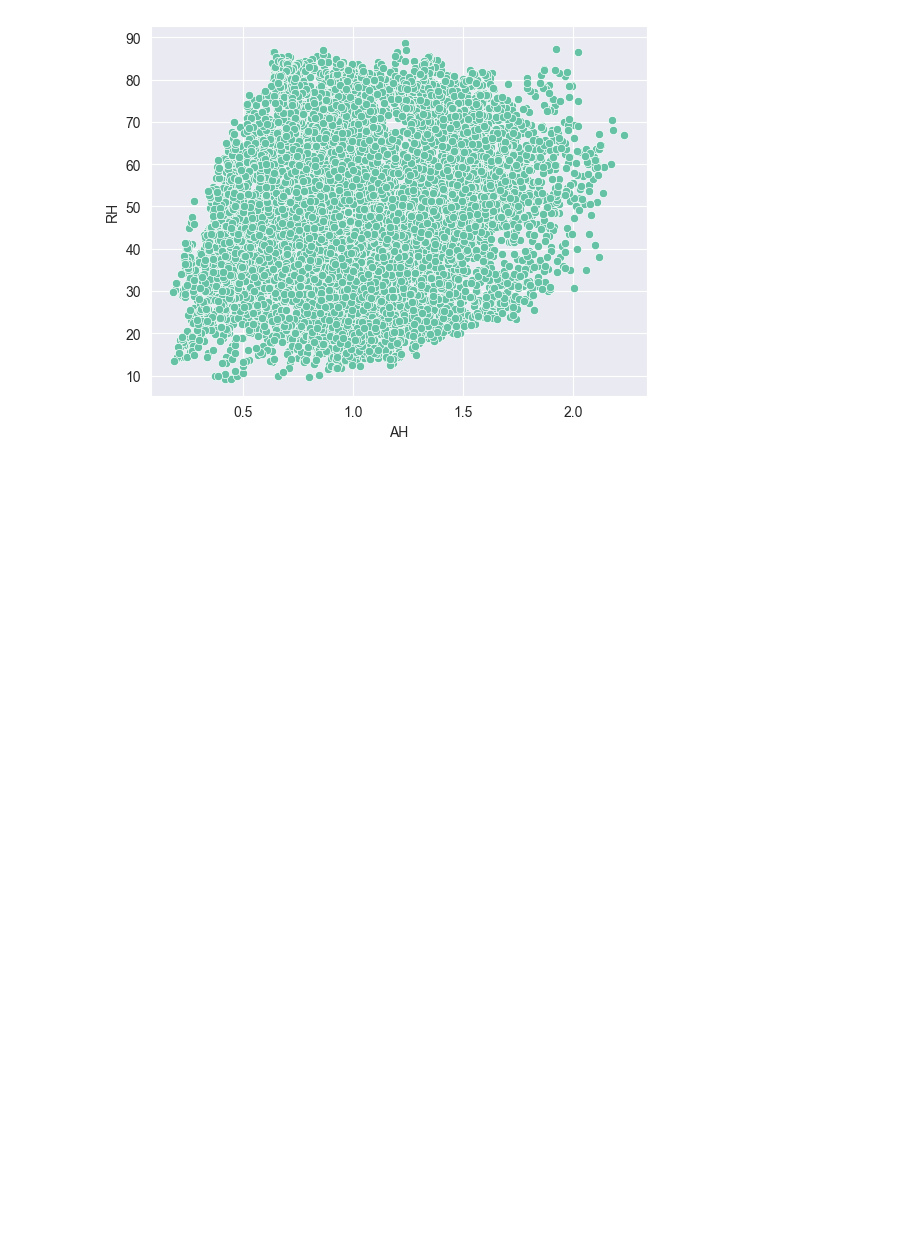
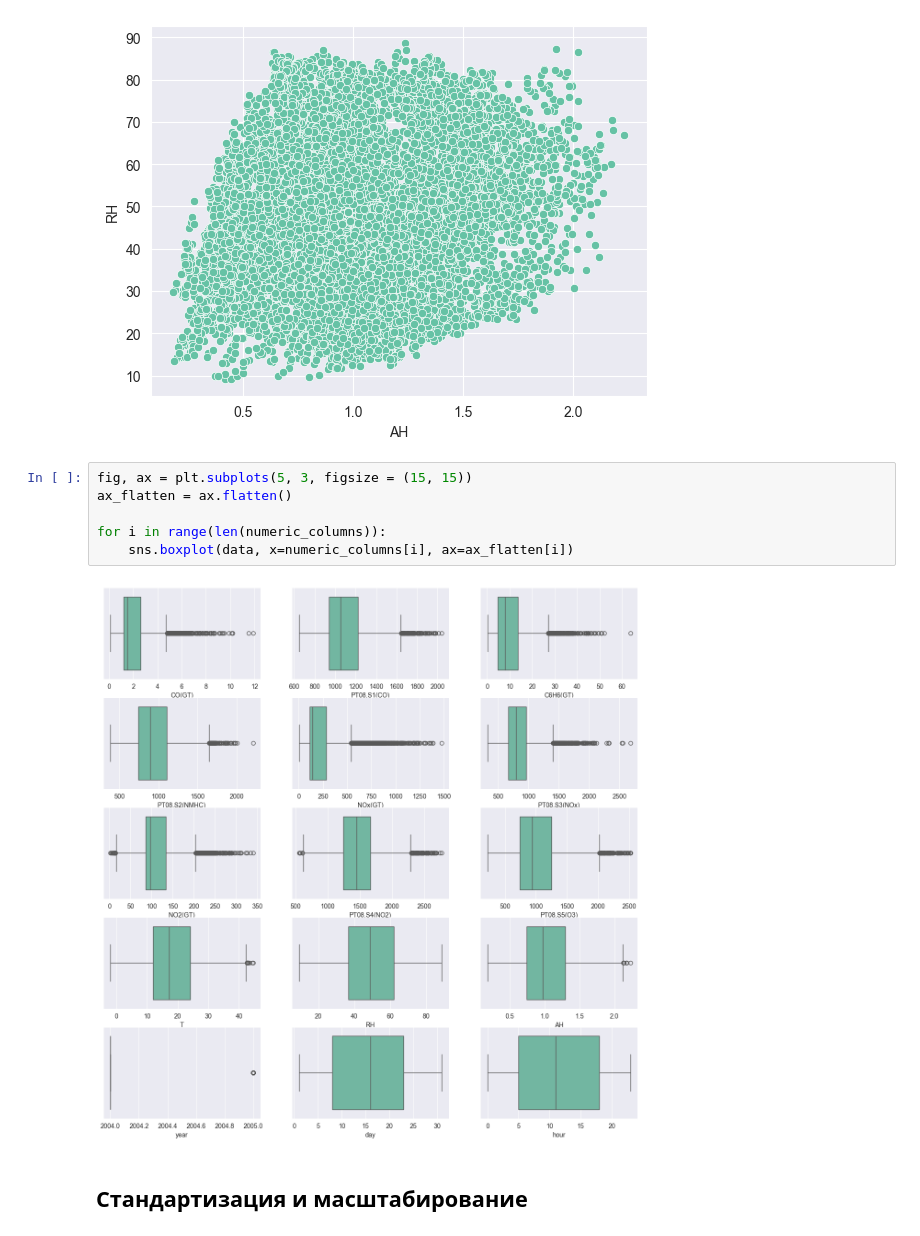
Before and after one commit to stwz13/ml, a Jupyter notebook: lab1_air.ipynb, the cells around one changed output. Saved outputs shown, nothing was run; the diff lists cells and outputs as text; blank space fills up the shorter version.

```diff
--- a/lab1_air.ipynb
+++ b/lab1_air.ipynb
@@ -430,3 +430,13 @@ sns.scatterplot(data, x="AH", y="RH")
 # %% [output]
 <Axes: xlabel='AH', ylabel='RH'>
 [figure]
+# %%
+fig, ax = plt.subplots(5, 3, figsize = (15, 15))
+ax_flatten = ax.flatten()
+
+for i in range(len(numeric_columns)):
+    sns.boxplot(data, x=numeric_columns[i], ax=ax_flatten[i])
+# %% [output]
+[figure, added]
+# %% [markdown]
+## Стандартизация и масштабирование
```
Also changed, not shown: parts of 2 cells of this notebook.
